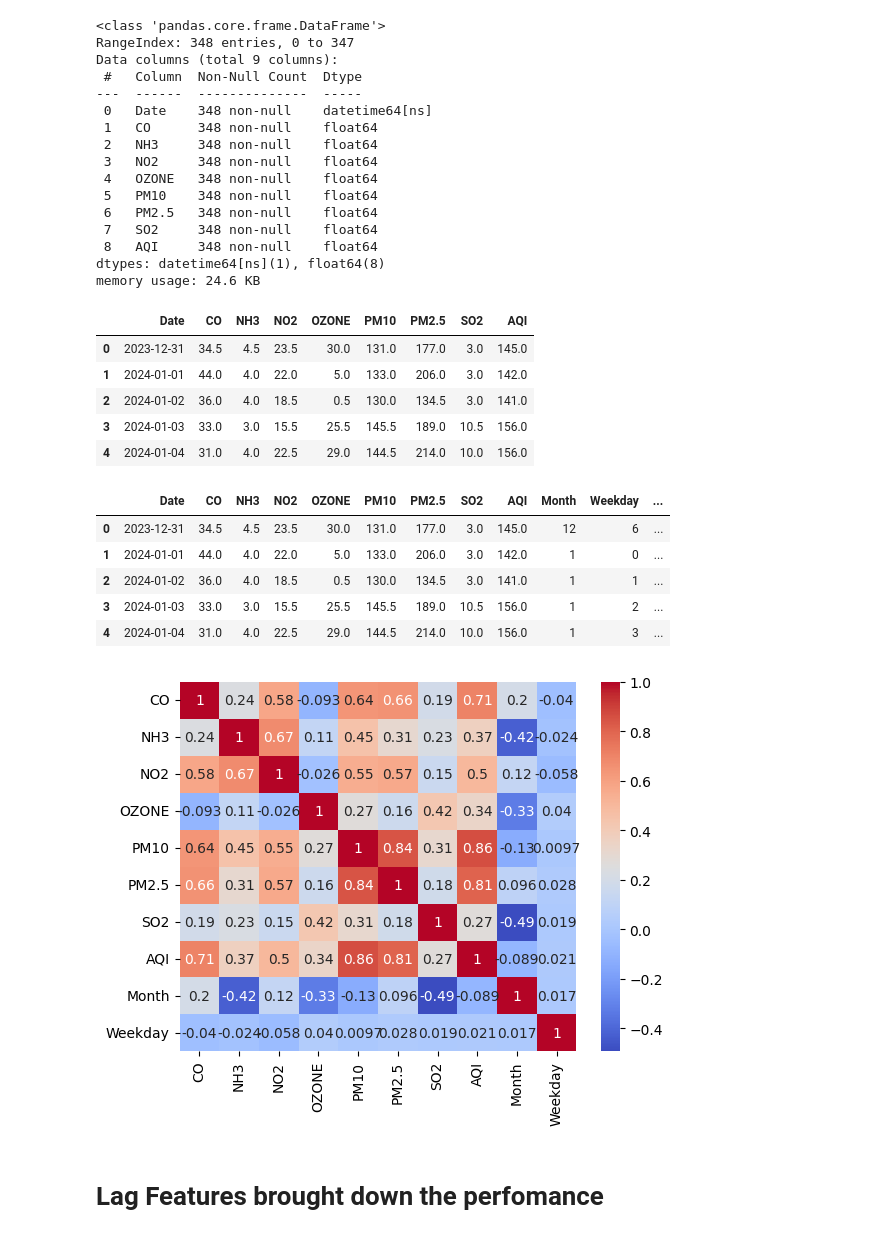
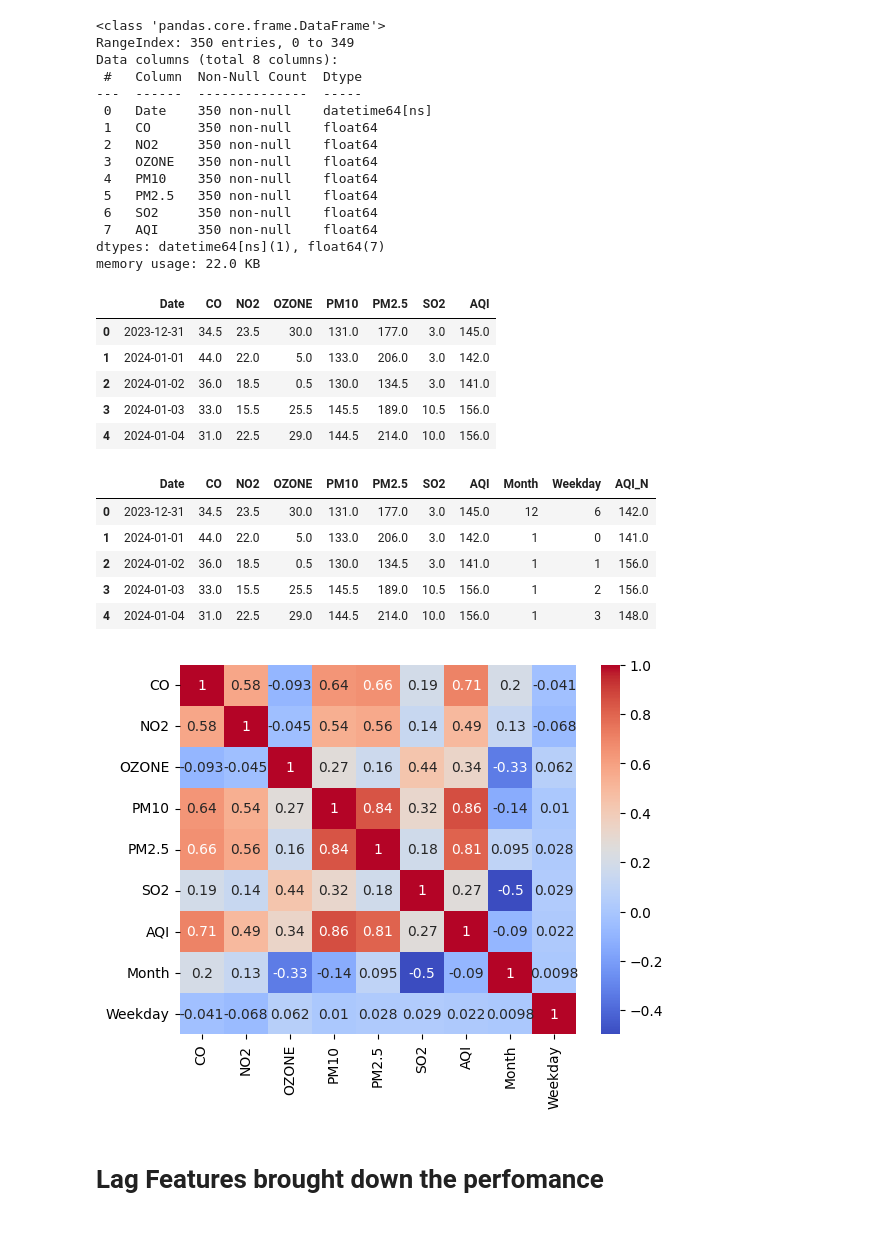
Before and after one commit to ahhyoushh/AQI-Predictor, a Jupyter notebook: notebooks/AQI_PNQ_17_24.ipynb, the cells around one changed output. Saved outputs shown, nothing was run; the diff lists cells and outputs as text; code cells hidden in the pictures.

```diff
--- a/notebooks/AQI_PNQ_17_24.ipynb
+++ b/notebooks/AQI_PNQ_17_24.ipynb
@@ -8,6 +8,7 @@ import numpy as np
 # Load dataset
 df = pd.read_csv('../data/AQI_PNQ_17_24.csv')
 # %%
+df.drop(columns=["NH3"], inplace=True)
 df.dropna(inplace=True)
 df.info()
 df.head()
@@ -80,27 +79,26 @@ df.info()
 df.head()
 # %% [output]
 <class 'pandas.core.frame.DataFrame'>
-RangeIndex: 348 entries, 0 to 347
-Data columns (total 9 columns):
+RangeIndex: 350 entries, 0 to 349
+Data columns (total 8 columns):
  #   Column  Non-Null Count  Dtype
 ---  ------  --------------  -----
- 0   Date    348 non-null    datetime64[ns]
- 1   CO      348 non-null    float64
- 2   NH3     348 non-null    float64
- 3   NO2     348 non-null    float64
- 4   OZONE   348 non-null    float64
- 5   PM10    348 non-null    float64
- 6   PM2.5   348 non-null    float64
- 7   SO2     348 non-null    float64
- 8   AQI     348 non-null    float64
-dtypes: datetime64[ns](1), float64(8)
-memory usage: 24.6 KB
+ 0   Date    350 non-null    datetime64[ns]
+ 1   CO      350 non-null    float64
+ 2   NO2     350 non-null    float64
+ 3   OZONE   350 non-null    float64
+ 4   PM10    350 non-null    float64
+ 5   PM2.5   350 non-null    float64
+ 6   SO2     350 non-null    float64
+ 7   AQI     350 non-null    float64
+dtypes: datetime64[ns](1), float64(7)
+memory usage: 22.0 KB
-|  | Date | CO | NH3 | NO2 | OZONE | PM10 | PM2.5 | SO2 | AQI |
-| 0 | 2023-12-31 | 34.5 | 4.5 | 23.5 | 30.0 | 131.0 | 177.0 | 3.0 | 145.0 |
-| 1 | 2024-01-01 | 44.0 | 4.0 | 22.0 | 5.0 | 133.0 | 206.0 | 3.0 | 142.0 |
-| 2 | 2024-01-02 | 36.0 | 4.0 | 18.5 | 0.5 | 130.0 | 134.5 | 3.0 | 141.0 |
-| 3 | 2024-01-03 | 33.0 | 3.0 | 15.5 | 25.5 | 145.5 | 189.0 | 10.5 | 156.0 |
-| 4 | 2024-01-04 | 31.0 | 4.0 | 22.5 | 29.0 | 144.5 | 214.0 | 10.0 | 156.0 |
+|  | Date | CO | NO2 | OZONE | PM10 | PM2.5 | SO2 | AQI |
+| 0 | 2023-12-31 | 34.5 | 23.5 | 30.0 | 131.0 | 177.0 | 3.0 | 145.0 |
+| 1 | 2024-01-01 | 44.0 | 22.0 | 5.0 | 133.0 | 206.0 | 3.0 | 142.0 |
+| 2 | 2024-01-02 | 36.0 | 18.5 | 0.5 | 130.0 | 134.5 | 3.0 | 141.0 |
+| 3 | 2024-01-03 | 33.0 | 15.5 | 25.5 | 145.5 | 189.0 | 10.5 | 156.0 |
+| 4 | 2024-01-04 | 31.0 | 22.5 | 29.0 | 144.5 | 214.0 | 10.0 | 156.0 |
 # %%
 # Creating Features
 
@@ -112,19 +110,19 @@ df.dropna(inplace=True)
 
 df.head()
 # %% [output]
-|  | Date | CO | NH3 | NO2 | OZONE | PM10 | PM2.5 | SO2 | AQI | Month | Weekday | ... |
-| 0 | 2023-12-31 | 34.5 | 4.5 | 23.5 | 30.0 | 131.0 | 177.0 | 3.0 | 145.0 | 12 | 6 | ... |
-| 1 | 2024-01-01 | 44.0 | 4.0 | 22.0 | 5.0 | 133.0 | 206.0 | 3.0 | 142.0 | 1 | 0 | ... |
-| 2 | 2024-01-02 | 36.0 | 4.0 | 18.5 | 0.5 | 130.0 | 134.5 | 3.0 | 141.0 | 1 | 1 | ... |
-| 3 | 2024-01-03 | 33.0 | 3.0 | 15.5 | 25.5 | 145.5 | 189.0 | 10.5 | 156.0 | 1 | 2 | ... |
-| 4 | 2024-01-04 | 31.0 | 4.0 | 22.5 | 29.0 | 144.5 | 214.0 | 10.0 | 156.0 | 1 | 3 | ... |
+|  | Date | CO | NO2 | OZONE | PM10 | PM2.5 | SO2 | AQI | Month | Weekday | AQI_N |
+| 0 | 2023-12-31 | 34.5 | 23.5 | 30.0 | 131.0 | 177.0 | 3.0 | 145.0 | 12 | 6 | 142.0 |
+| 1 | 2024-01-01 | 44.0 | 22.0 | 5.0 | 133.0 | 206.0 | 3.0 | 142.0 | 1 | 0 | 141.0 |
+| 2 | 2024-01-02 | 36.0 | 18.5 | 0.5 | 130.0 | 134.5 | 3.0 | 141.0 | 1 | 1 | 156.0 |
+| 3 | 2024-01-03 | 33.0 | 15.5 | 25.5 | 145.5 | 189.0 | 10.5 | 156.0 | 1 | 2 | 156.0 |
+| 4 | 2024-01-04 | 31.0 | 22.5 | 29.0 | 144.5 | 214.0 | 10.0 | 156.0 | 1 | 3 | 148.0 |
 # %%
-corrs_cols = ['CO', 'NH3', 'NO2','OZONE','PM10','PM2.5','SO2', 'AQI','Month','Weekday']
+corrs_cols = ['CO', 'NO2','OZONE','PM10','PM2.5','SO2', 'AQI','Month','Weekday']
 
 sns.heatmap(df[corrs_cols].corr(), annot=True, cmap='coolwarm')
 plt.show()
 # %% [output]
-[figure, old version]
+[figure, new version]
 # %% [markdown]
 # Lag Features brought down the perfomance
 # %% [markdown]
```
Also changed, not shown: parts of 6 cells of this notebook, 5 other files.
